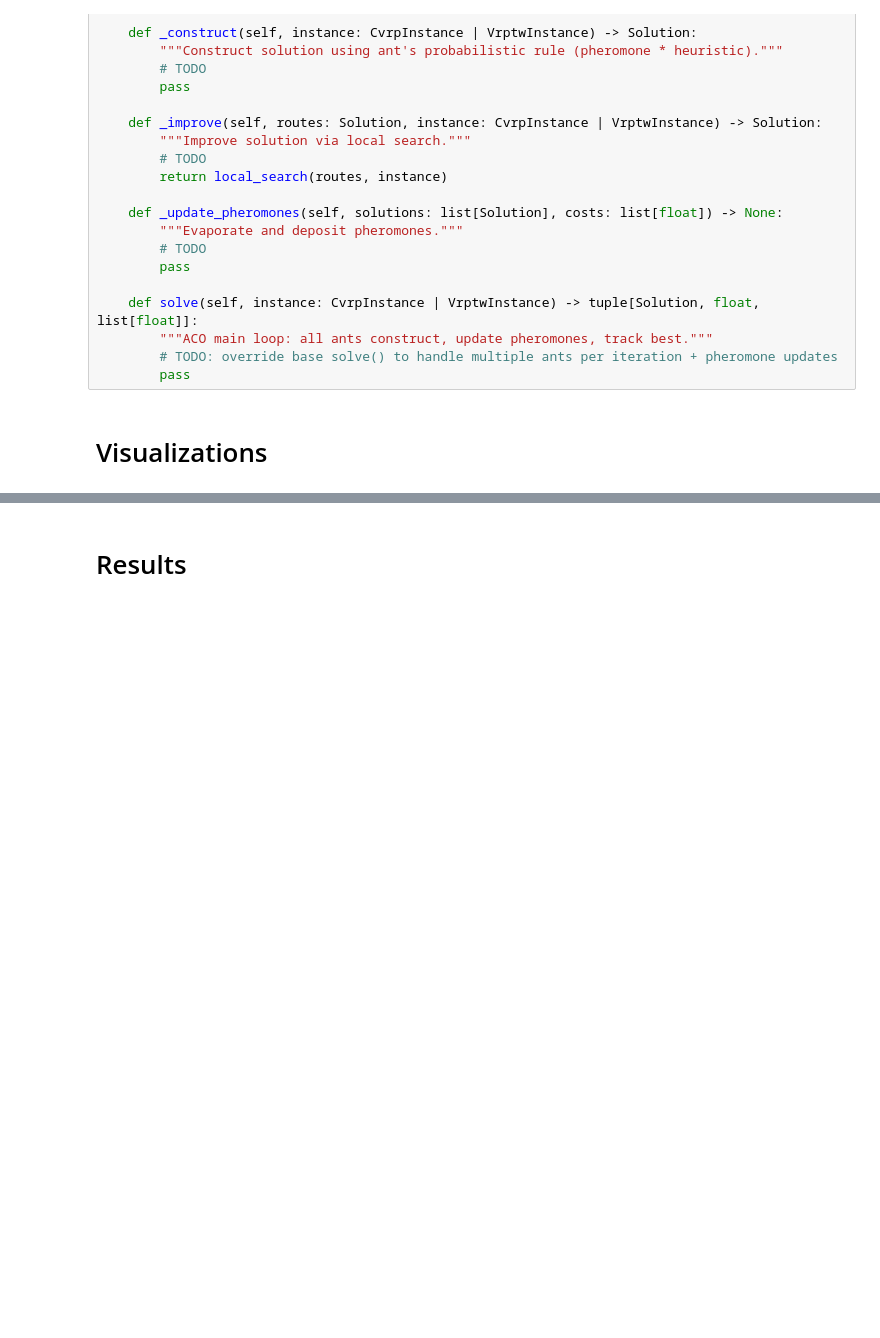
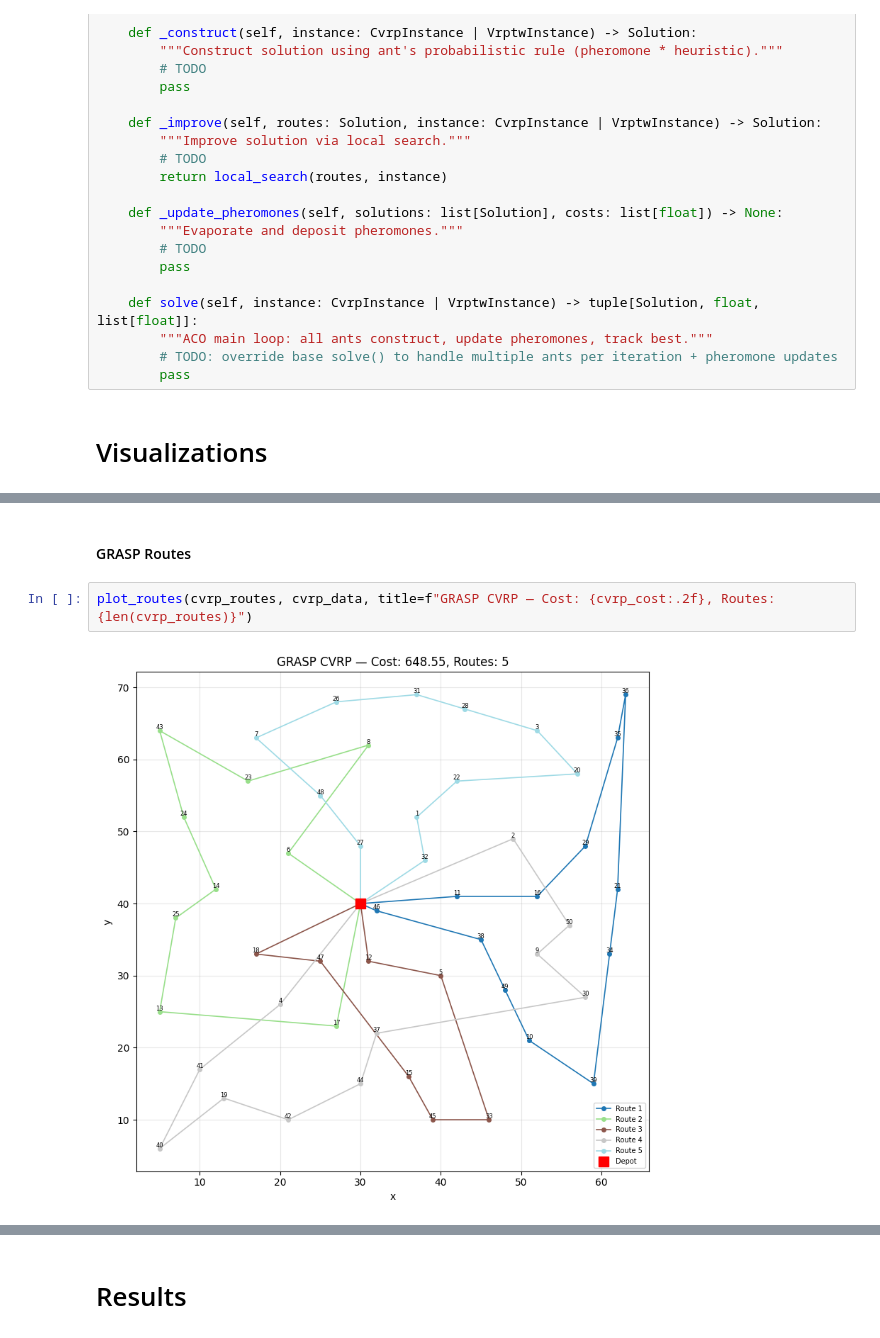
Before and after one commit to giustacchini/iops-aco, a Jupyter notebook: iops-aco-giustacchini-kutny.ipynb, the cells around one changed output, grey strips where cells are left out. Cells and saved outputs as stored; diff of their text form; blank space fills up the shorter version.

```diff
--- a/iops-aco-giustacchini-kutny.ipynb
+++ b/iops-aco-giustacchini-kutny.ipynb
@@ -531,0 +579,6 @@ class AcoSolver(SolverBase):
+# %% [markdown]
+#### GRASP Routes
+# %%
+plot_routes(cvrp_routes, cvrp_data, title=f"GRASP CVRP — Cost: {cvrp_cost:.2f}, Routes: {len(cvrp_routes)}")
+# %% [output]
+[figure, added]
```
Also changed, not shown: parts of 5 cells of this notebook.
